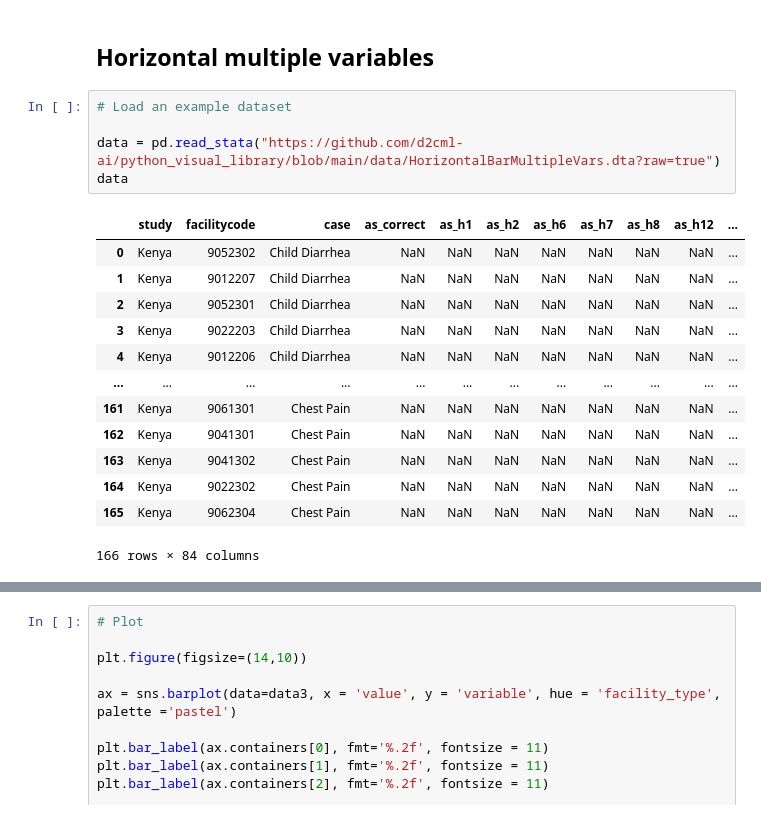
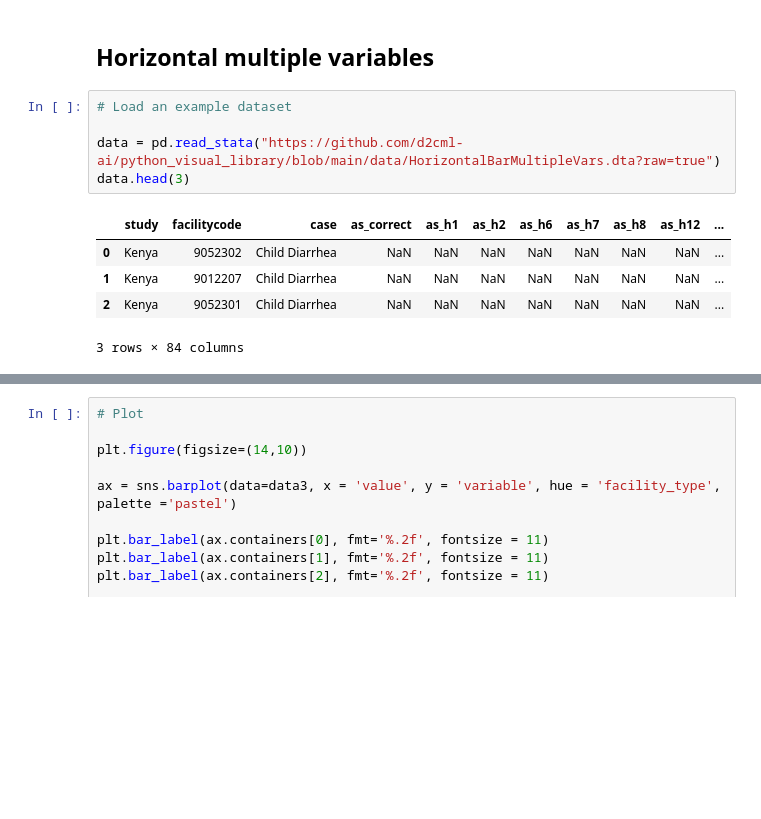
Before and after one commit to d2cml-ai/python_visual_library, a Jupyter notebook: python_notebooks/01_bar.ipynb, the cells around one changed output, grey strips where cells are left out. Cells and saved outputs as stored; diff of their text form; blank space fills up the shorter version.

```diff
--- a/python_notebooks/01_bar.ipynb
+++ b/python_notebooks/01_bar.ipynb
@@ -185,22 +161,14 @@ plt.show()
 # %%
 # Load an example dataset
 
 data = pd.read_stata("https://github.com/d2cml-ai/python_visual_library/blob/main/data/HorizontalBarMultipleVars.dta?raw=true")
-data
+data.head(3)
 # %% [output]
 |  | study | facilitycode | case | as_correct | as_h1 | as_h2 | as_h6 | as_h7 | as_h8 | as_h12 | ... |
 | 0 | Kenya | 9052302 | Child Diarrhea | NaN | NaN | NaN | NaN | NaN | NaN | NaN | ... |
 | 1 | Kenya | 9012207 | Child Diarrhea | NaN | NaN | NaN | NaN | NaN | NaN | NaN | ... |
 | 2 | Kenya | 9052301 | Child Diarrhea | NaN | NaN | NaN | NaN | NaN | NaN | NaN | ... |
-| 3 | Kenya | 9022203 | Child Diarrhea | NaN | NaN | NaN | NaN | NaN | NaN | NaN | ... |
-| 4 | Kenya | 9012206 | Child Diarrhea | NaN | NaN | NaN | NaN | NaN | NaN | NaN | ... |
-| ... | ... | ... | ... | ... | ... | ... | ... | ... | ... | ... | ... |
-| 161 | Kenya | 9061301 | Chest Pain | NaN | NaN | NaN | NaN | NaN | NaN | NaN | ... |
-| 162 | Kenya | 9041301 | Chest Pain | NaN | NaN | NaN | NaN | NaN | NaN | NaN | ... |
-| 163 | Kenya | 9041302 | Chest Pain | NaN | NaN | NaN | NaN | NaN | NaN | NaN | ... |
-| 164 | Kenya | 9022302 | Chest Pain | NaN | NaN | NaN | NaN | NaN | NaN | NaN | ... |
-| 165 | Kenya | 9062304 | Chest Pain | NaN | NaN | NaN | NaN | NaN | NaN | NaN | ... |
-166 rows × 84 columns
+3 rows × 84 columns
 # %%
 # Collapse the dataset across each treatment group
 
```
Also changed, not shown: parts of 15 cells of this notebook, 6 other files.
